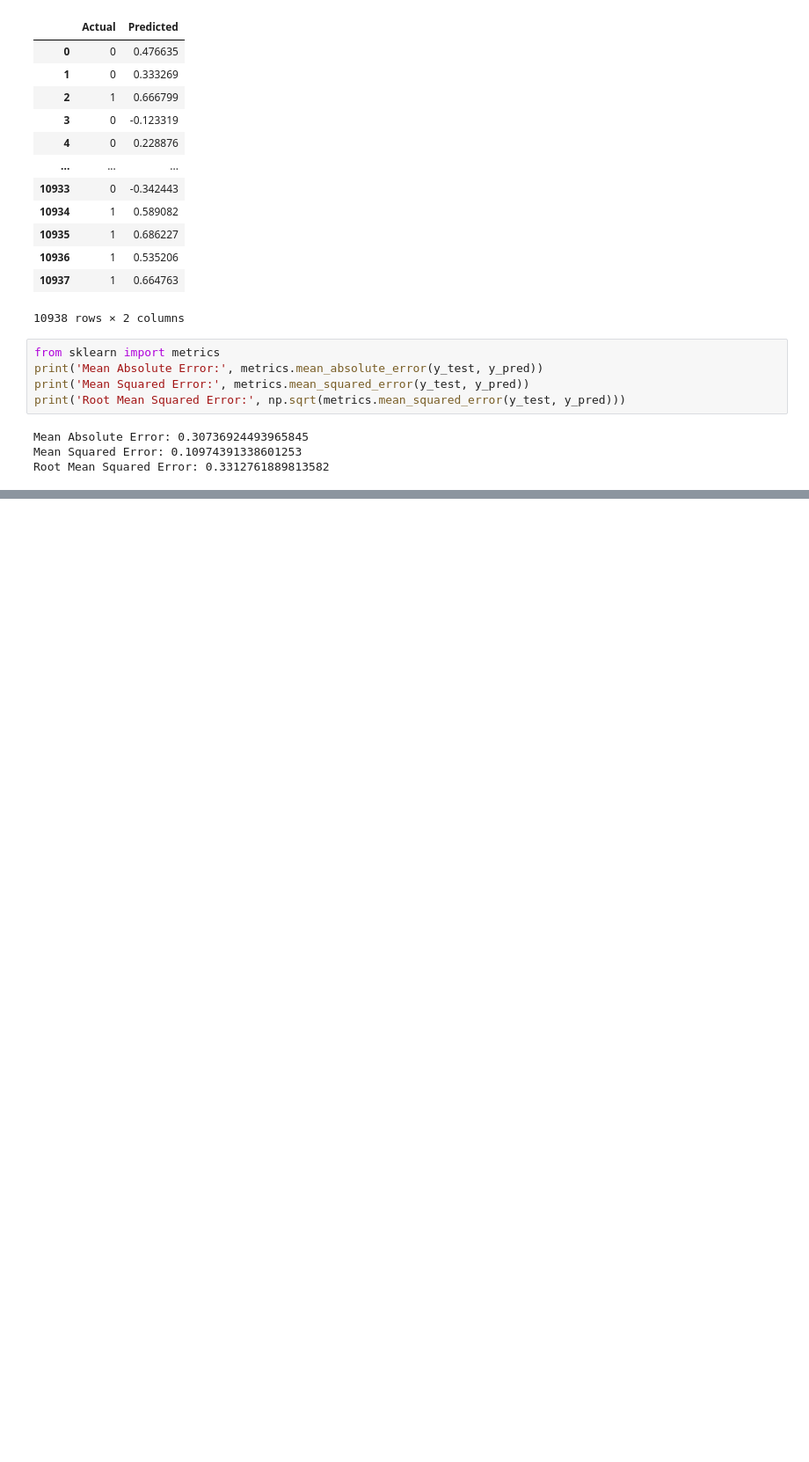
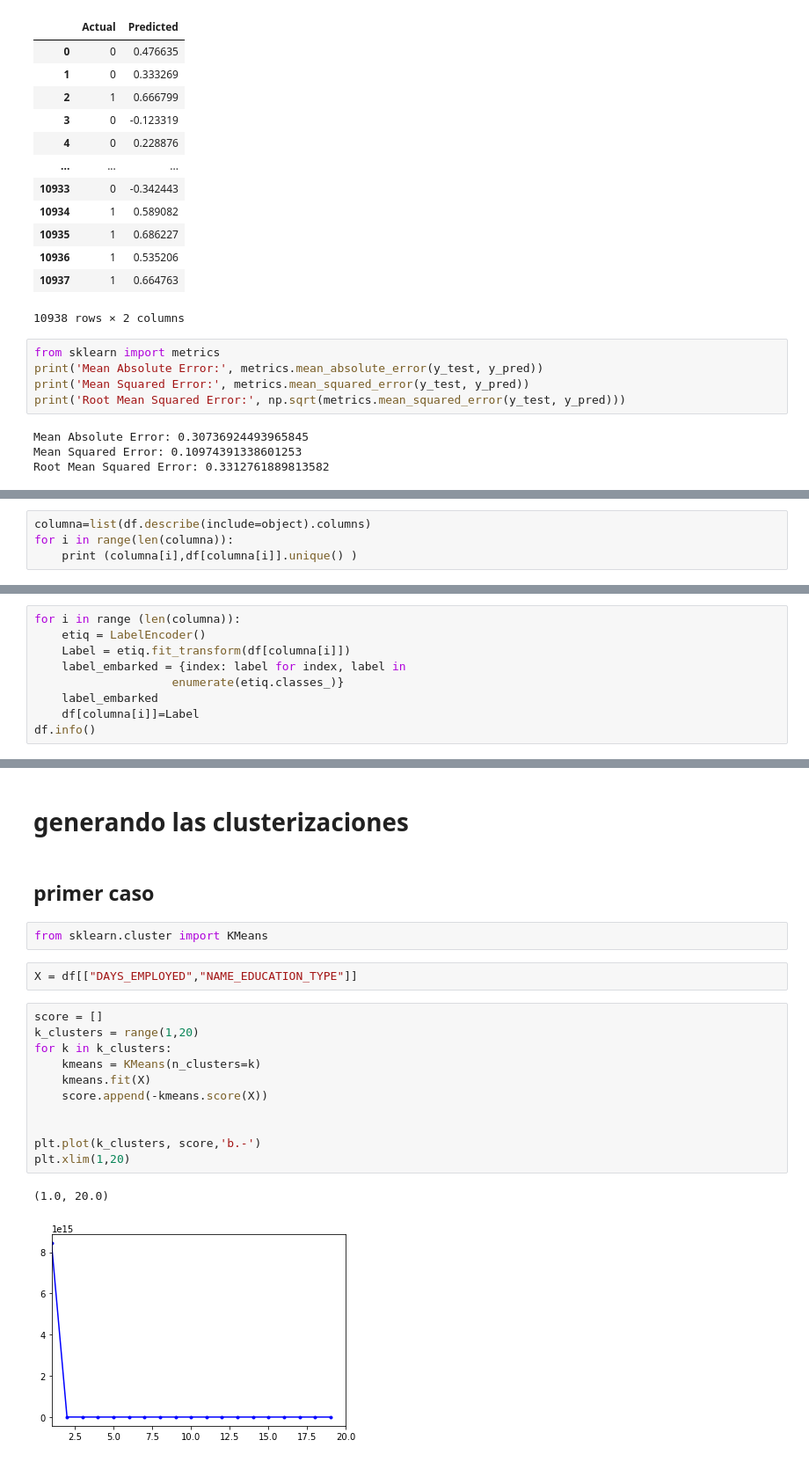
Before and after one commit to Elmatinho/DataScience_Unilever, a Jupyter notebook: Semana_6/Clases/Clase 05-05-2022.ipynb, the cells around one changed output, grey strips where cells are left out. Shown: that part at 88% size. Drawn from its saved outputs; the diff is of its cells as text; blank space fills up the shorter version.

```diff
--- a/Semana_6/Clases/Clase 05-05-2022.ipynb
+++ b/Semana_6/Clases/Clase 05-05-2022.ipynb
@@ -854,0 +856,4 @@ Root Mean Squared Error: 0.3312761889813582
+# %%
+columna=list(df.describe(include=object).columns)
+for i in range(len(columna)):
+    print (columna[i],df[columna[i]].unique() )
@@ -854,0 +872,9 @@ Root Mean Squared Error: 0.3312761889813582
+# %%
+for i in range (len(columna)):
+    etiq = LabelEncoder()
+    Label = etiq.fit_transform(df[columna[i]])
+    label_embarked = {index: label for index, label in
+                    enumerate(etiq.classes_)}
+    label_embarked
+    df[columna[i]]=Label
+df.info()
@@ -854,0 +899,22 @@ Root Mean Squared Error: 0.3312761889813582
+# %% [markdown]
+# generando las clusterizaciones
+# %% [markdown]
+## primer caso
+# %%
+from sklearn.cluster import KMeans
+# %%
+X = df[["DAYS_EMPLOYED","NAME_EDUCATION_TYPE"]]
+# %%
+score = []
+k_clusters = range(1,20)
+for k in k_clusters:
+    kmeans = KMeans(n_clusters=k)
+    kmeans.fit(X)
+    score.append(-kmeans.score(X))
+
+
+plt.plot(k_clusters, score,'b.-')
+plt.xlim(1,20)
+# %% [output]
+(1.0, 20.0)
+[figure, added]
```
Also changed, not shown: parts of 41 cells of this notebook, 14 other files.
